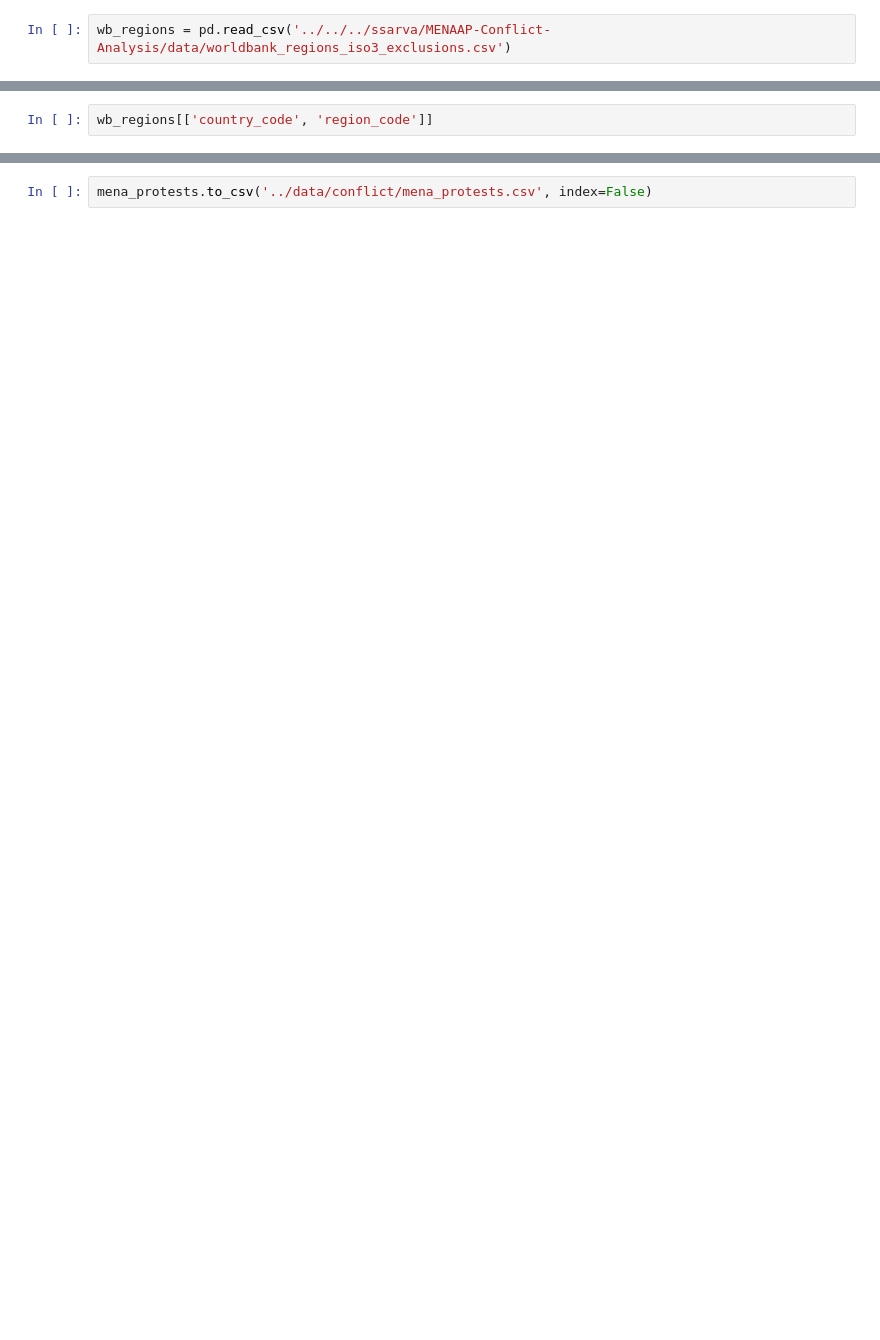
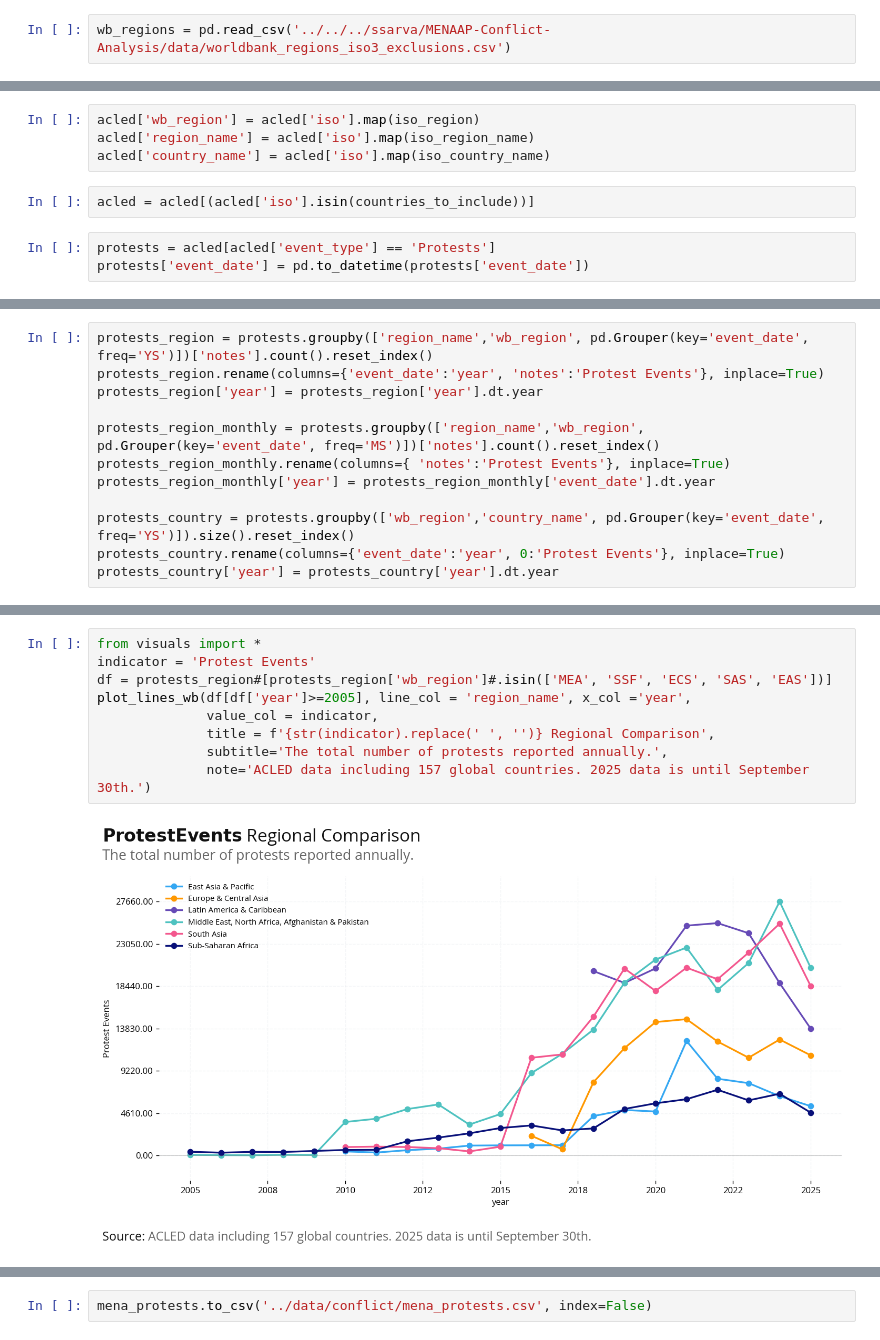
Before and after one commit to datapartnership/GenZ_Protest_Analysis, a Jupyter notebook: notebooks/protest_overview.ipynb, the cells around one changed output, grey strips where cells are left out. Saved outputs shown, nothing was run; the diff lists cells and outputs as text; blank space fills up the shorter version.

```diff
--- a/notebooks/protest_overview.ipynb
+++ b/notebooks/protest_overview.ipynb
@@ -31,3 +46,10 @@ wb_regions = pd.read_csv('../../../ssarva/MENAAP-Conflict-Analysis/data/worldban
+# %%
+acled['wb_region'] = acled['iso'].map(iso_region)
+acled['region_name'] = acled['iso'].map(iso_region_name)
+acled['country_name'] = acled['iso'].map(iso_country_name)
+# %%
+acled = acled[(acled['iso'].isin(countries_to_include))]
 # %%
-wb_regions[['country_code', 'region_code']]
+protests = acled[acled['event_type'] == 'Protests']
+protests['event_date'] = pd.to_datetime(protests['event_date'])
 # %% [output]
@@ -50,0 +61,12 @@ protests['country'].nunique()
+# %%
+protests_region = protests.groupby(['region_name','wb_region', pd.Grouper(key='event_date', freq='YS')])['notes'].count().reset_index()
+protests_region.rename(columns={'event_date':'year', 'notes':'Protest Events'}, inplace=True)
+protests_region['year'] = protests_region['year'].dt.year
+
+protests_region_monthly = protests.groupby(['region_name','wb_region', pd.Grouper(key='event_date', freq='MS')])['notes'].count().reset_index()
+protests_region_monthly.rename(columns={ 'notes':'Protest Events'}, inplace=True)
+protests_region_monthly['year'] = protests_region_monthly['event_date'].dt.year
+
+protests_country = protests.groupby(['wb_region','country_name', pd.Grouper(key='event_date', freq='YS')]).size().reset_index()
+protests_country.rename(columns={'event_date':'year', 0:'Protest Events'}, inplace=True)
+protests_country['year'] = protests_country['year'].dt.year
@@ -50,0 +151,11 @@ protests['country'].nunique()
+# %%
+from visuals import *
+indicator = 'Protest Events'
+df = protests_region#[protests_region['wb_region']#.isin(['MEA', 'SSF', 'ECS', 'SAS', 'EAS'])]
+plot_lines_wb(df[df['year']>=2005], line_col = 'region_name', x_col ='year',
+              value_col = indicator,
+              title = f'{str(indicator).replace(' ', '')} Regional Comparison',
+              subtitle='The total number of protests reported annually.',
+              note='ACLED data including 157 global countries. 2025 data is until September 30th.')
+# %% [output]
+[figure, added]
```
Also changed, not shown: parts of 43 cells of this notebook, 1 other file.
